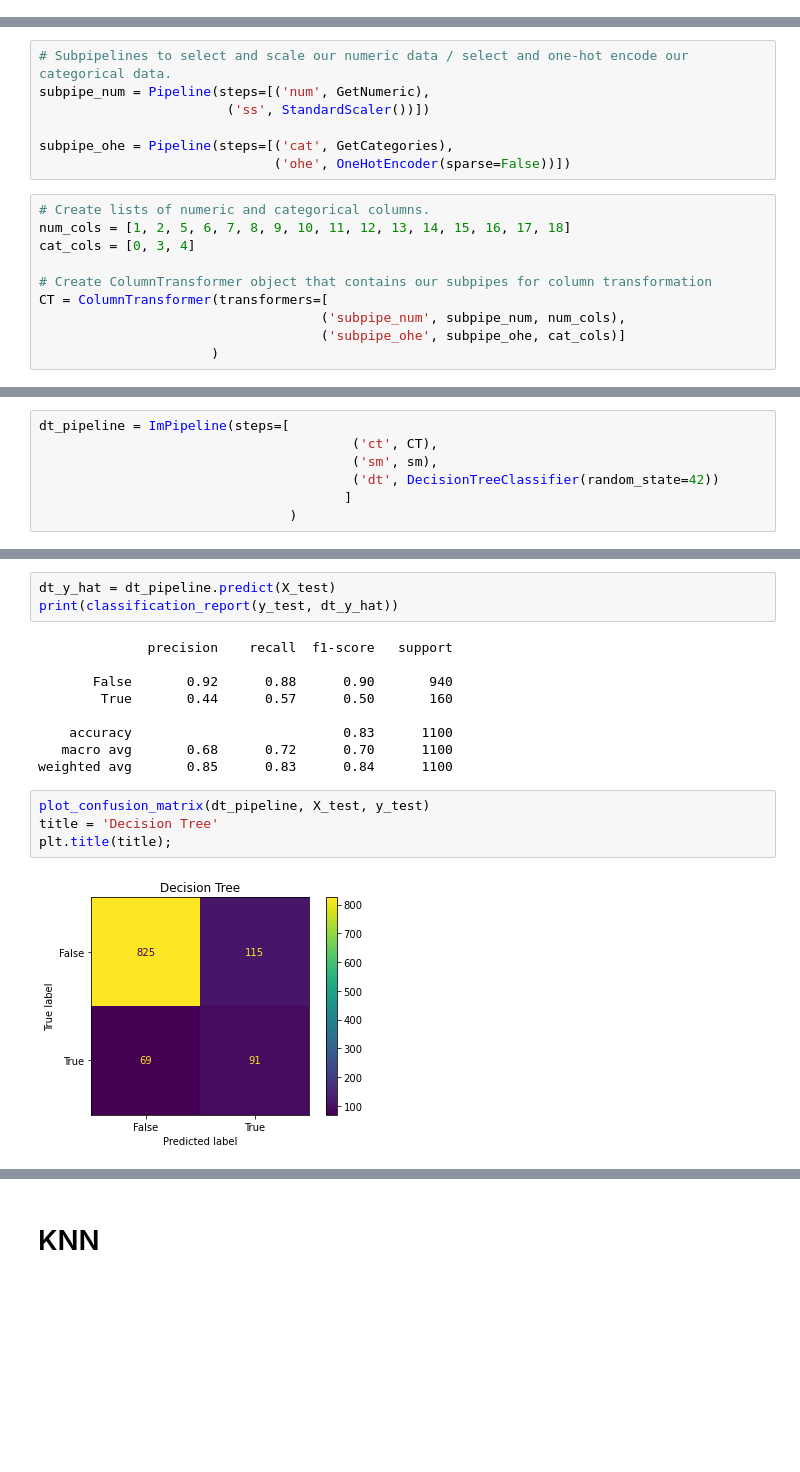
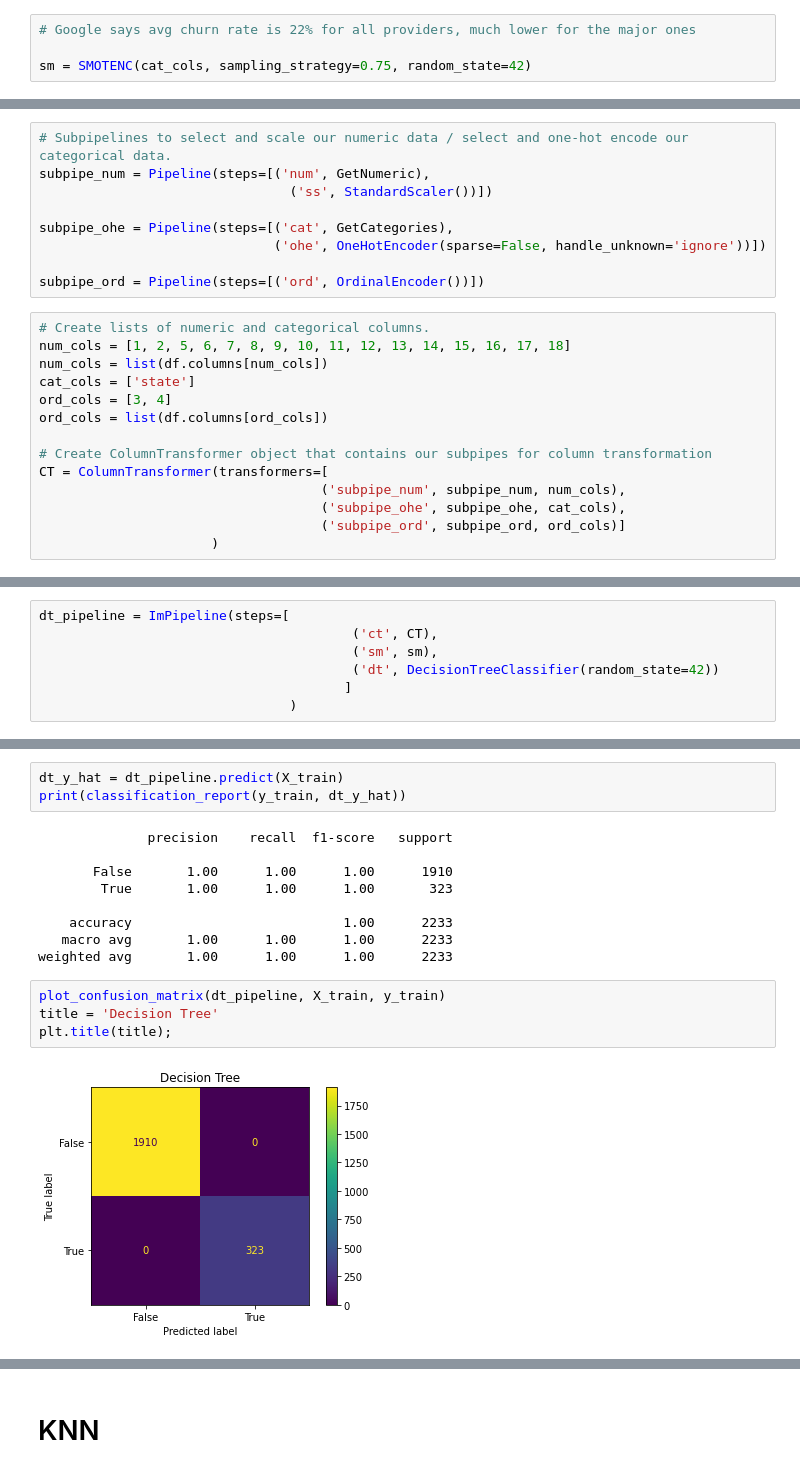
Before and after one commit to ThomasHChapman/P3-Classifer, a Jupyter notebook: WorkingNbs/WorkingNB.ipynb, the cells around one changed output, grey strips where cells are left out. Saved outputs shown, nothing was run; the diff lists cells and outputs as text; blank space fills up the shorter version.

```diff
--- a/WorkingNbs/WorkingNB.ipynb
+++ b/WorkingNbs/WorkingNB.ipynb
@@ -237,3 +235,7 @@ sm = SMOTENC(cat_cols, sampling_strategy='auto', random_state=42)
+# %%
+# Google says avg churn rate is 22% for all providers, much lower for the major ones
+
+sm = SMOTENC(cat_cols, sampling_strategy=0.75, random_state=42)
 # %%
 # Define functions to identify and select columns based on the datatype stored in that column.
 def get_numeric(df):
@@ -248,19 +251,25 @@ GetCategories = FunctionTransformer(get_categorical)
 # %%
 # Subpipelines to select and scale our numeric data / select and one-hot encode our categorical data.
 subpipe_num = Pipeline(steps=[('num', GetNumeric),
-                        ('ss', StandardScaler())])
+                                ('ss', StandardScaler())])
 
 subpipe_ohe = Pipeline(steps=[('cat', GetCategories),
-                              ('ohe', OneHotEncoder(sparse=False))])
+                              ('ohe', OneHotEncoder(sparse=False, handle_unknown='ignore'))])
+
+subpipe_ord = Pipeline(steps=[('ord', OrdinalEncoder())])
 # %%
 # Create lists of numeric and categorical columns.
 num_cols = [1, 2, 5, 6, 7, 8, 9, 10, 11, 12, 13, 14, 15, 16, 17, 18]
-cat_cols = [0, 3, 4]
+num_cols = list(df.columns[num_cols])
+cat_cols = ['state']
+ord_cols = [3, 4]
+ord_cols = list(df.columns[ord_cols])
 
 # Create ColumnTransformer object that contains our subpipes for column transformation
 CT = ColumnTransformer(transformers=[
                                     ('subpipe_num', subpipe_num, num_cols),
-                                    ('subpipe_ohe', subpipe_ohe, cat_cols)]
+                                    ('subpipe_ohe', subpipe_ohe, cat_cols),
+                                    ('subpipe_ord', subpipe_ord, ord_cols)]
                       )
 # %%
 # Template, any model can be appended to the end.
@@ -315,19 +430,19 @@ Pipeline(steps=[('ct',
                 ('dt', DecisionTreeClassifier(random_state=42))])
 # %%
-dt_y_hat = dt_pipeline.predict(X_test)
-print(classification_report(y_test, dt_y_hat))
+dt_y_hat = dt_pipeline.predict(X_train)
+print(classification_report(y_train, dt_y_hat))
 # %% [output]
               precision    recall  f1-score   support
 
-       False       0.92      0.88      0.90       940
-        True       0.44      0.57      0.50       160
+       False       1.00      1.00      1.00      1910
+        True       1.00      1.00      1.00       323
 
-    accuracy                           0.83      1100
-   macro avg       0.68      0.72      0.70      1100
-weighted avg       0.85      0.83      0.84      1100
+    accuracy                           1.00      2233
+   macro avg       1.00      1.00      1.00      2233
+weighted avg       1.00      1.00      1.00      2233
 # %%
-plot_confusion_matrix(dt_pipeline, X_test, y_test)
+plot_confusion_matrix(dt_pipeline, X_train, y_train)
 title = 'Decision Tree'
 plt.title(title);
 # %% [output]
-[figure, old version]
+[figure, new version]
```
Also changed, not shown: parts of 46 cells of this notebook.
